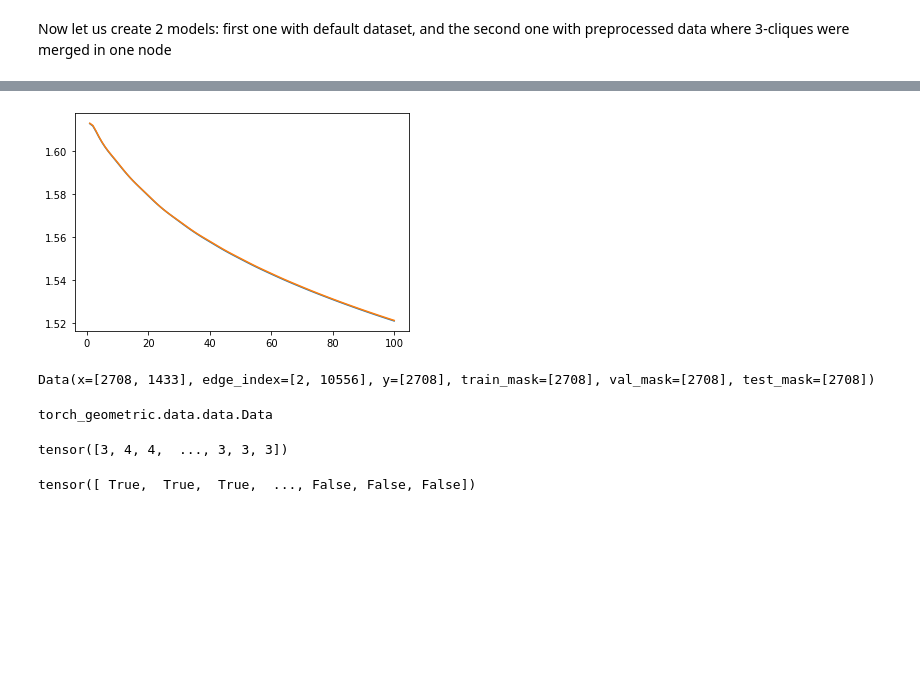
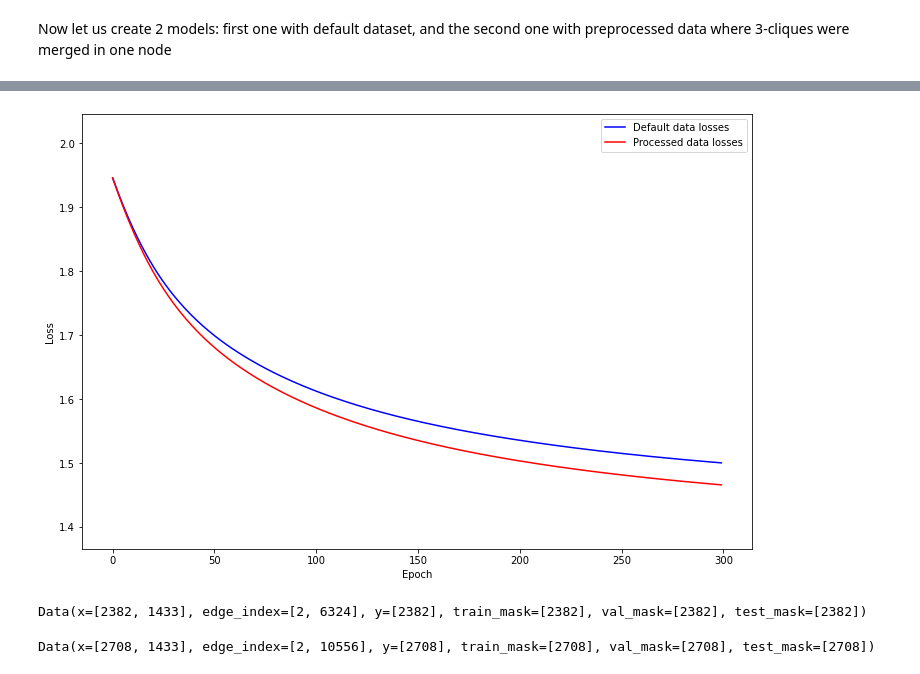
Before and after one commit to NChechulin/GNN-project, a Jupyter notebook: experiments/3clique/3clique.ipynb, the cells around one changed output, grey strips where cells are left out. Saved outputs shown, nothing was run; the diff lists cells and outputs as text; code cells hidden in the pictures; blank space fills up the shorter version.

Commit message:
add a working 3-clique merger with a small benchmark

```diff
--- a/experiments/3clique/3clique.ipynb
+++ b/experiments/3clique/3clique.ipynb
@@ -175,7 +432,7 @@ Now let us create 2 models: first one with default dataset, and the second one w
 default = GCNConv(in_channels=1433, out_channels=7)
 cliques_merged = GCNConv(in_channels=1433, out_channels=7)
 # %%
-def train_and_test(model: GCNConv, data: torch_geometric.data.Data):
+def train_and_test(model: GCNConv, data: Data, print_every: int):
     optimizer = torch.optim.Adam(model.parameters(), lr=0.01, weight_decay=5e-4)
     criterion = torch.nn.CrossEntropyLoss()
 
@@ -195,14 +452,17 @@ def train_and_test(model: GCNConv, data: torch_geometric.data.Data):
         pred = out.argmax(dim=1)  # Use the class with highest probability.
         test_correct = pred[data.test_mask] == data.y[data.test_mask]  # Check against ground-truth labels.
         test_acc = int(test_correct.sum()) / int(data.test_mask.sum())  # Derive ratio of correct predictions.
+        print(f"Model accuracy: {test_acc}")
         return test_acc
 
     losses = []
-    for epoch in range(1, 101):
+    for epoch in range(1, 301):
         loss = train()
         losses.append(loss)
-        print(f"Epoch: {epoch:03d}, Loss: {loss:.4f}")
+        if epoch % print_every == 0:
+            print(f"Epoch: {epoch:03d}, Loss: {loss:.4f}")
+    test()
     return losses
 # %%
-default_losses = train_and_test(default)
+default_losses = train_and_test(default, data, 30)
 # %% [output]
@@ -226,3 +480,3 @@ Epoch: 100, Loss: 1.6138
 # %%
-cliques_merged_losses = train_and_test(cliques_merged)
+cliques_merged_losses = train_and_test(cliques_merged, processed_data, 30)
 # %% [output]
@@ -246,26 +494,34 @@ Model: Cliques merged model, Epoch: 100, Loss: 1.5211
 # %%
+# Convert losses to numpy stuff
 import numpy as np
-import matplotlib.pyplot as plt
 
-x = np.arange(1, 101)
-plt.plot(x, np.array([loss.detach().numpy() for loss in default_losses]))
-plt.plot(x, np.array([loss.detach().numpy() for loss in cliques_merged_losses]))
-plt.show()
+default_losses = np.array([loss.detach().numpy() for loss in default_losses])
+cliques_merged_losses = np.array([loss.detach().numpy() for loss in cliques_merged_losses])
-# %% [output]
-[figure, removed]
+# %%
+import matplotlib.pyplot as plt
+
+assert len(default_losses) == len(cliques_merged_losses), "Loss vectors lengths differ!"
+
+fig, ax = plt.subplots(figsize=(12, 8))
+ax.plot(default_losses, color='blue', label='Default data losses')
+ax.plot(cliques_merged_losses, color='red', label='Processed data losses')
+
+plt.xlabel("Epoch")
+plt.ylabel("Loss")
+
+least_y = min(min(default_losses), min(cliques_merged_losses))
+greatest_y = max(max(default_losses), max(cliques_merged_losses))
+
+plt.ylim((least_y - 0.1, greatest_y + 0.1))  # we add/subtract 0.1 in order to make the plot look nicer
+plt.legend()
+plt.show()
+# %% [output]
+[figure, added]
+# %%
+processed_data
+# %% [output]
+Data(x=[2382, 1433], edge_index=[2, 6324], y=[2382], train_mask=[2382], val_mask=[2382], test_mask=[2382])
 # %%
 data
 # %% [output]
 Data(x=[2708, 1433], edge_index=[2, 10556], y=[2708], train_mask=[2708], val_mask=[2708], test_mask=[2708])
-# %%
-type(data)
-# %% [output]
-torch_geometric.data.data.Data
-# %%
-data.y
-# %% [output]
-tensor([3, 4, 4,  ..., 3, 3, 3])
-# %%
-data.train_mask
-# %% [output]
-tensor([ True,  True,  True,  ..., False, False, False])
```
Also changed, not shown: parts of 17 cells of this notebook, 2 other files.
